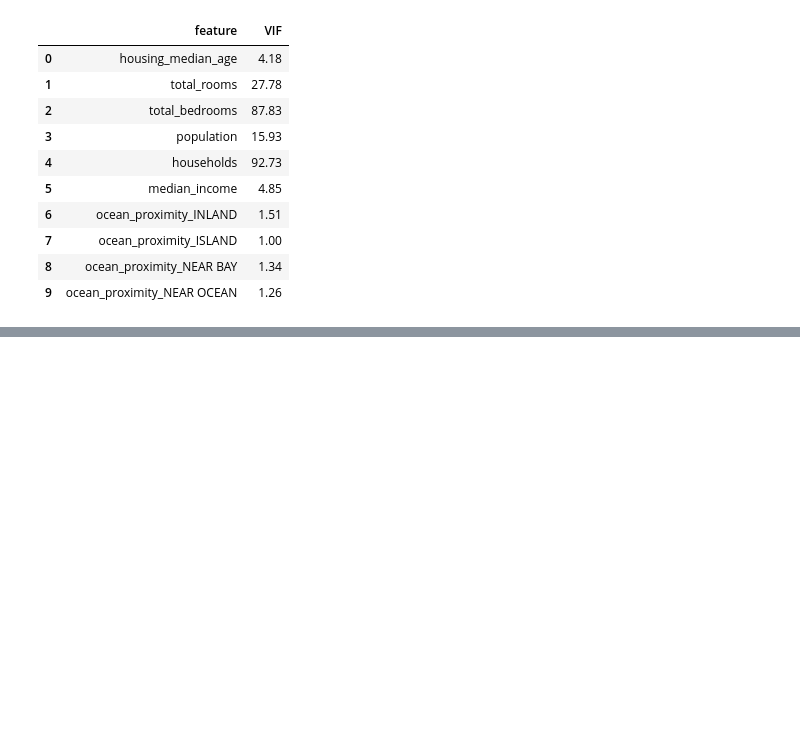
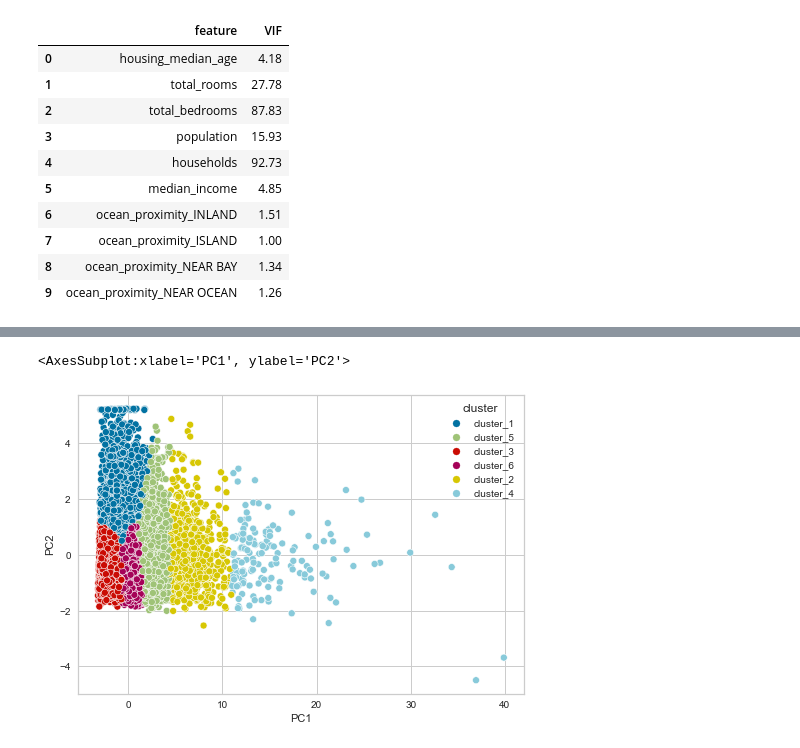
Before and after one commit to agucitri/DS-ONLINE-76, a Jupyter notebook: clase_repaso.ipynb, the cells around one changed output, grey strips where cells are left out. Cells and saved outputs as stored; diff of their text form; code cells hidden in the pictures; blank space fills up the shorter version.

```diff
--- a/clase_repaso.ipynb
+++ b/clase_repaso.ipynb
@@ -260,0 +296,6 @@ Podemos eliminar utilizando técnicas de selección de características:
+# %%
+pca = PCA(n_components=2)
+
+pca_output = pd.DataFrame(pca.fit_transform(X), columns=["PC1", "PC2"])
+pca_output["cluster"] = pd.Series(kmeans.predict(X)).apply(lambda x: f"cluster_{int(x + 1)}")
+pca_output.head()
@@ -260,0 +309,5 @@ Podemos eliminar utilizando técnicas de selección de características:
+# %%
+sns.scatterplot(data=pca_output, x="PC1", y="PC2", hue="cluster")
+# %% [output]
+<AxesSubplot:xlabel='PC1', ylabel='PC2'>
+[figure, added]
```
Also changed, not shown: parts of 20 cells of this notebook.
